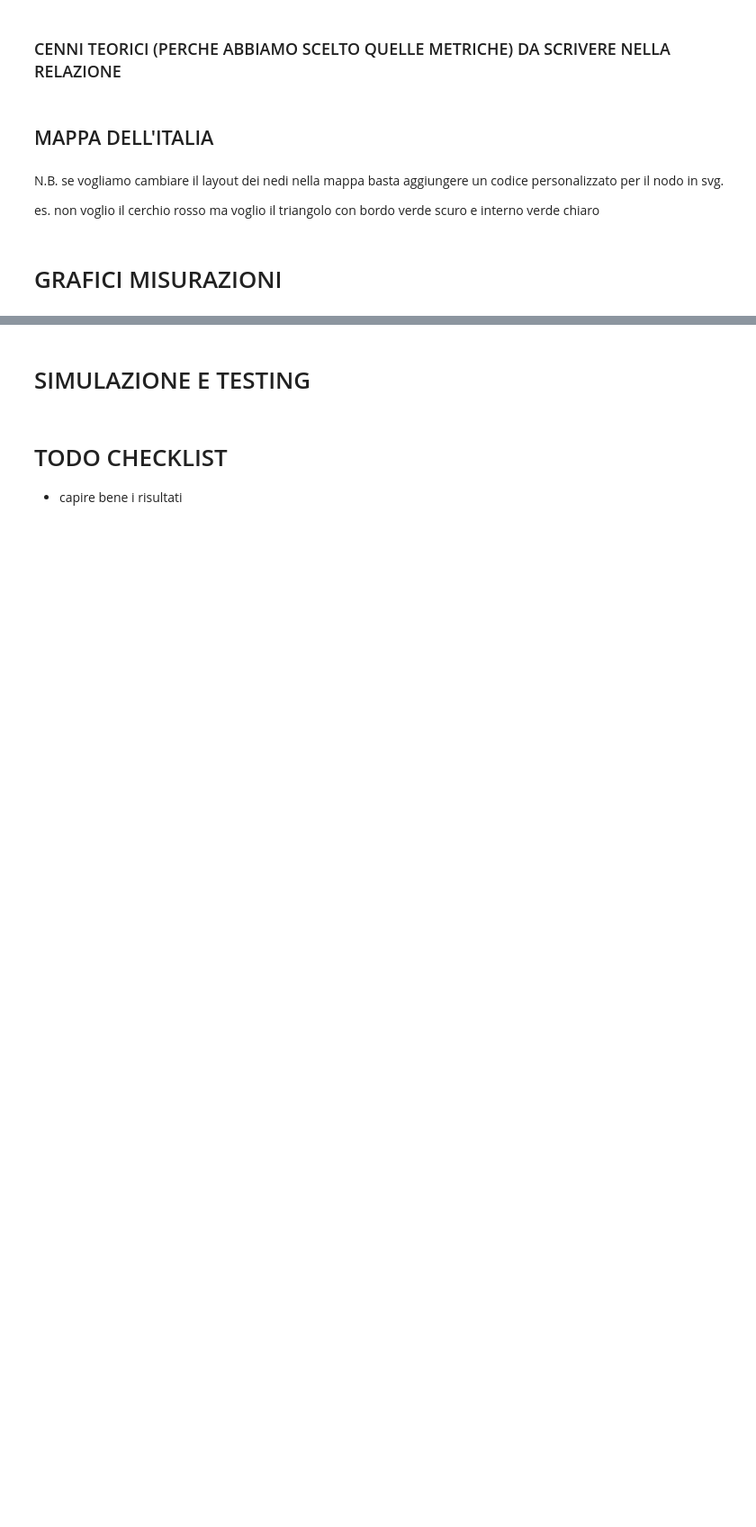
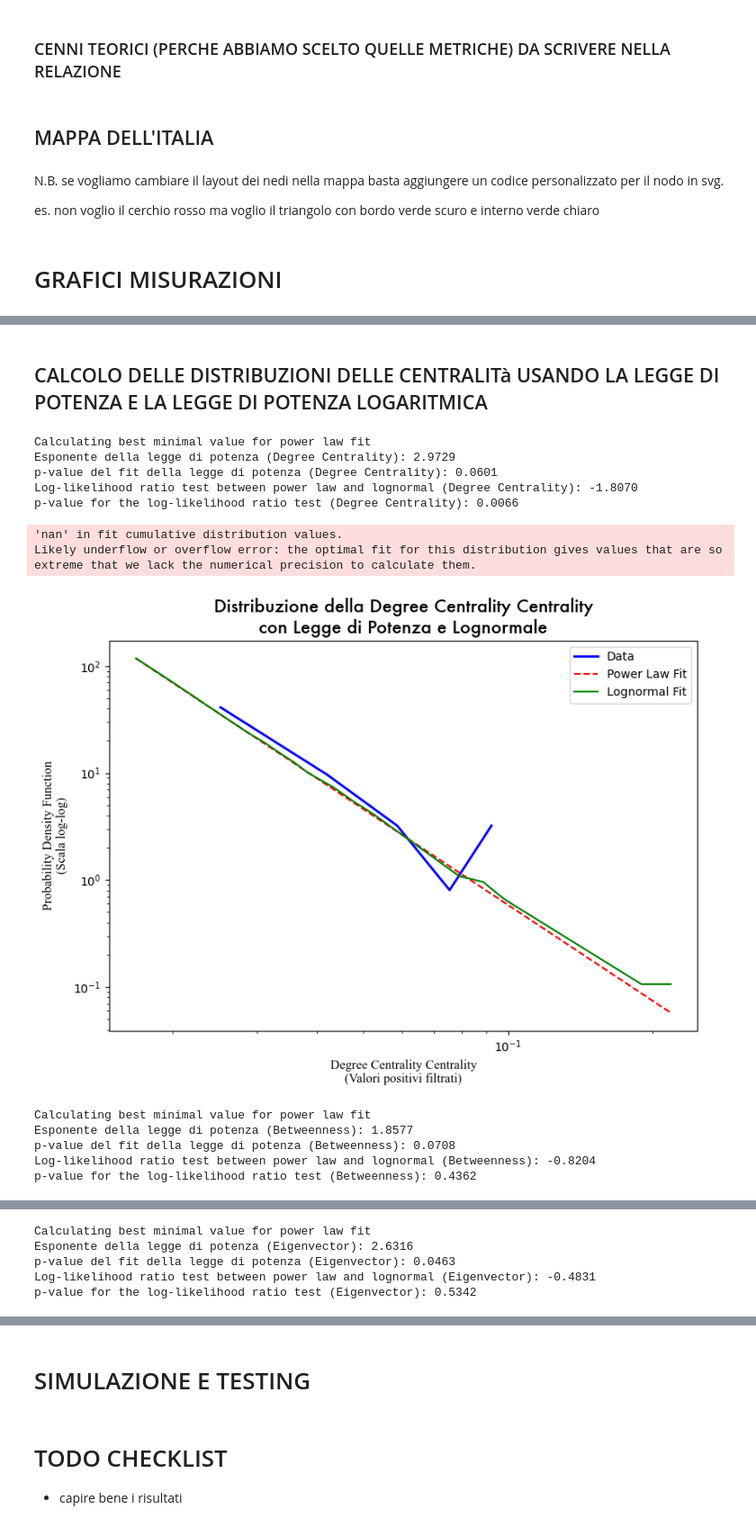
Before and after one commit to riccardospini98/sna, a Jupyter notebook: progetto/analysis.ipynb, the cells around one changed output, grey strips where cells are left out. Shown at 90% size. Saved outputs shown, nothing was run; the diff lists cells and outputs as text; code cells hidden in the pictures; blank space fills up the shorter version.

Commit message:
aggiunta della distribuzione power-law

```diff
--- a/progetto/analysis.ipynb
+++ b/progetto/analysis.ipynb
@@ -317,0 +339,58 @@ plt.show()
+# %% [markdown]
+## CALCOLO DELLE DISTRIBUZIONI DELLE CENTRALITà USANDO LA LEGGE DI POTENZA E LA LEGGE DI POTENZA LOGARITMICA
+# %%
+def analyze_centrality(centrality_values, centrality_name):
+    # Filtra i valori positivi poiché la legge di potenza non può avere valori zero o negativi
+    centrality_values = [v for v in centrality_values if v > 0]
+
+    # Adatta i dati a una distribuzione di legge di potenza
+    fit = powerlaw.Fit(centrality_values)
+
+    # Stampa l'esponente stimato della legge di potenza
+    power_law_alpha = fit.power_law.alpha
+    power_law_D = fit.power_law.D
+    print(f"Esponente della legge di potenza ({centrality_name}): {power_law_alpha:.4f}")
+    print(f"p-value del fit della legge di potenza ({centrality_name}): {power_law_D:.4f}")
+
+    # Confronto con altre distribuzioni
+    R, p = fit.distribution_compare('power_law', 'lognormal')
+    print(f"Log-likelihood ratio test between power law and lognormal ({centrality_name}): {R:.4f}")
+    print(f"p-value for the log-likelihood ratio test ({centrality_name}): {p:.4f}")
+
+    # Visualizza i dati e il fit
+    plt.figure(figsize=(9, 6))
+    fig = fit.plot_pdf(color='b', linewidth=2, label='Data')
+    fit.power_law.plot_pdf(color='r', linestyle='--', ax=fig, label='Power Law Fit')
+    fit.lognormal.plot_pdf(color='g', linestyle='-', ax=fig, label='Lognormal Fit')
+    plt.xlabel(f'{centrality_name} Centrality\n(Valori positivi filtrati)', fontsize=11, fontname='Times New Roman')
+    plt.ylabel('Probability Density Function\n(Scala log-log)', fontsize=11, fontname='Times New Roman')
+    plt.title(f'Distribuzione della {centrality_name} Centrality\ncon Legge di Potenza e Lognormale',
+              fontsize=15, fontweight='bold', fontname='Futura')
+    plt.legend()
+    plt.show()
+
+# degree centrality
+centrality_values = list(degree_centrality.values())
+analyze_centrality(centrality_values, 'Degree Centrality')
+
+# betweenness centrality
+betweenness_values = list(betweenness_centrality.values())
+analyze_centrality(betweenness_values, 'Betweenness')
+
+# eigenvector centrality
+eigenvector_values = list(eigenvector_centrality.values())
+analyze_centrality(eigenvector_values, 'Eigenvector')
+# %% [output]
+Calculating best minimal value for power law fit
+Esponente della legge di potenza (Degree Centrality): 2.9729
+p-value del fit della legge di potenza (Degree Centrality): 0.0601
+Log-likelihood ratio test between power law and lognormal (Degree Centrality): -1.8070
+p-value for the log-likelihood ratio test (Degree Centrality): 0.0066
+'nan' in fit cumulative distribution values.
+Likely underflow or overflow error: the optimal fit for this distribution gives values that are so extreme that we lack the numerical precision to calculate them.
+[figure, added]
+Calculating best minimal value for power law fit
+Esponente della legge di potenza (Betweenness): 1.8577
+p-value del fit della legge di potenza (Betweenness): 0.0708
+Log-likelihood ratio test between power law and lognormal (Betweenness): -0.8204
+p-value for the log-likelihood ratio test (Betweenness): 0.4362
@@ -317,0 +398,5 @@ plt.show()
+Calculating best minimal value for power law fit
+Esponente della legge di potenza (Eigenvector): 2.6316
+p-value del fit della legge di potenza (Eigenvector): 0.0463
+Log-likelihood ratio test between power law and lognormal (Eigenvector): -0.4831
+p-value for the log-likelihood ratio test (Eigenvector): 0.5342
```
Also changed, not shown: parts of 5 cells of this notebook, 1 other file.
